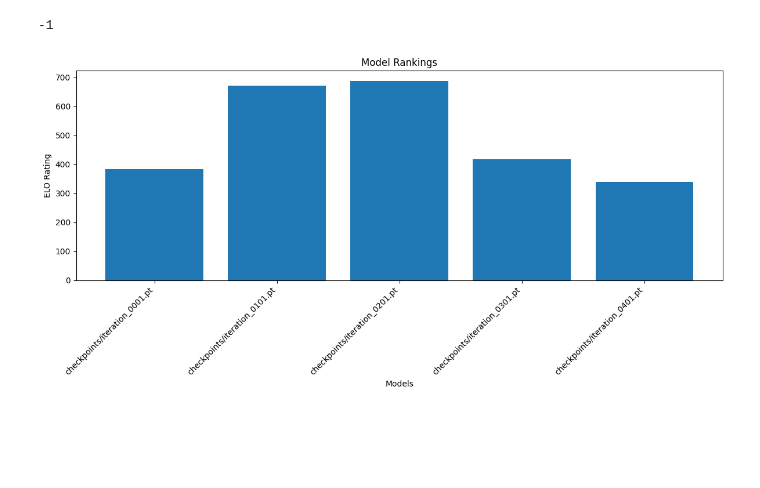
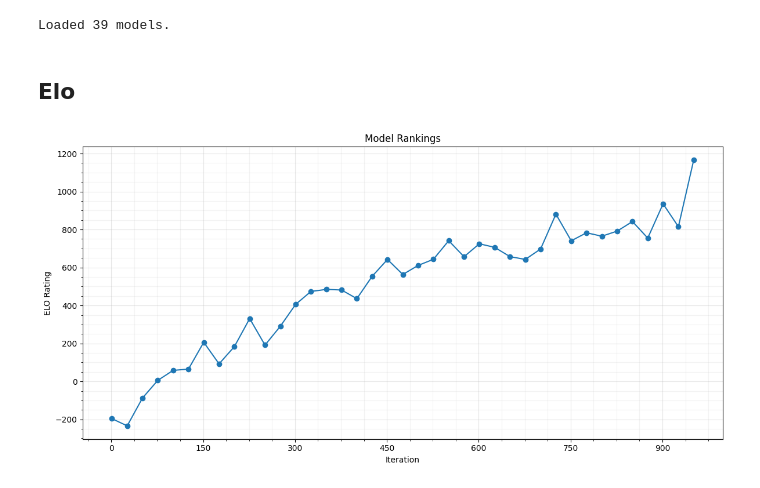
Before and after one commit to IsaacLoop/score-four-zero, a Jupyter notebook: notebooks/elo_ranking.ipynb, the cells around one changed output. Drawn from its saved outputs; the diff is of its cells as text; code cells hidden in the pictures; blank space fills up the shorter version.

```diff
--- a/notebooks/elo_ranking.ipynb
+++ b/notebooks/elo_ranking.ipynb
@@ -14,7 +16,7 @@ device = torch.device("cuda" if torch.cuda.is_available() else "cpu")
 model_name = []
 models = []
 
-for i in tqdm(range(1, 1001, 100), desc="Loading models"):
+for i in tqdm(range(1, 1001, 25), desc="Loading models"):
     name = f"checkpoints/iteration_{i:04d}.pt"
 
     if not os.path.exists(name):
@@ -27,4 +29,8 @@ for i in tqdm(range(1, 1001, 100), desc="Loading models"):
 
     model_name.append(name)
     models.append(model)
+
+print(f"Loaded {len(models):,} models.")
+# %% [output]
+Loaded 39 models.
 # %%
@@ -76,4 +82,6 @@ def compute_new_elos(elo1, elo2, result, k=20):
     new_elo2 = elo2 + k * (score2 - expected2)
 
     return new_elo1, new_elo2
+# %% [markdown]
+## Elo
 # %%
@@ -88,15 +126,17 @@ for _ in tqdm(range(N_FIGHTS), desc="Fights"):
-# %%
-fight(models[2], models[4])
-# %% [output]
--1
 # %%
-plt.figure(figsize=(12, 6))
-plt.bar(model_name, elos)
-plt.xlabel("Models")
-plt.ylabel("ELO Rating")
-plt.title("Model Rankings")
-plt.xticks(rotation=45, ha='right')
-plt.tight_layout()
+iterations = [int(name.split("_")[-1].split(".")[0]) for name in model_name]
+
+fig, ax = plt.subplots(figsize=(12, 6))
+ax.plot(iterations, elos, marker="o")
+ax.set_xlabel("Iteration")
+ax.set_ylabel("ELO Rating")
+ax.set_title("Model Rankings")
+ax.xaxis.set_major_locator(MaxNLocator(integer=True))
+ax.xaxis.set_minor_locator(AutoMinorLocator())
+ax.yaxis.set_minor_locator(AutoMinorLocator())
+ax.grid(True, which="major", alpha=0.3)
+ax.grid(True, which="minor", alpha=0.15)
+fig.tight_layout()
 plt.show()
 # %% [output]
-[figure, old version]
+[figure, new version]
```
Also changed, not shown: parts of 4 cells of this notebook, 3 other files.
